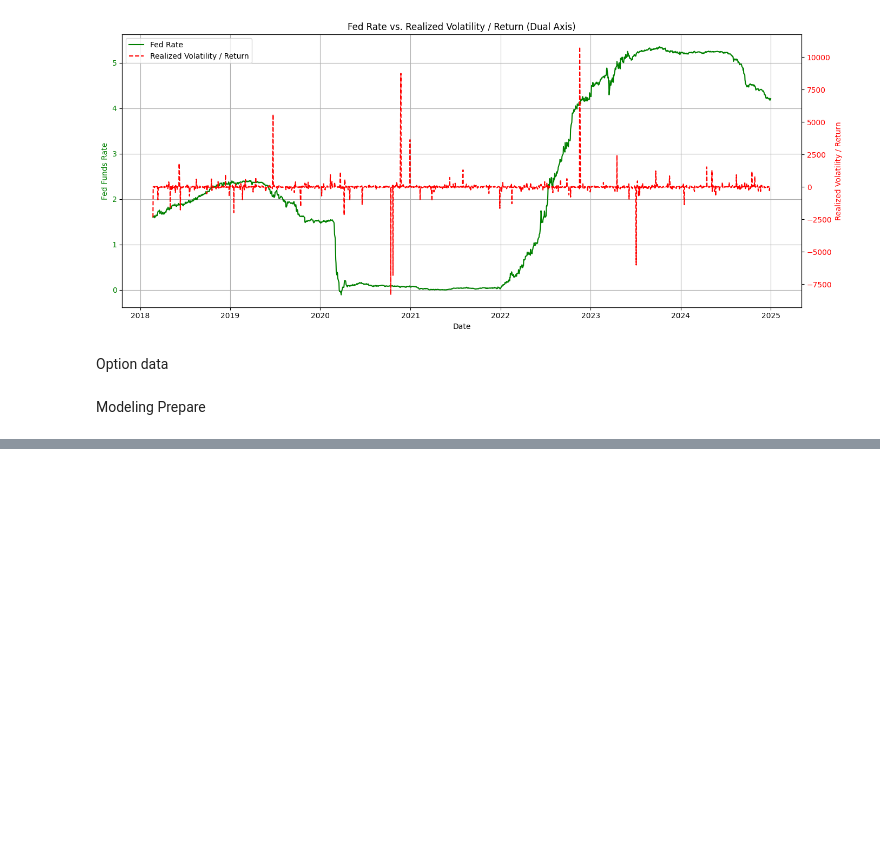
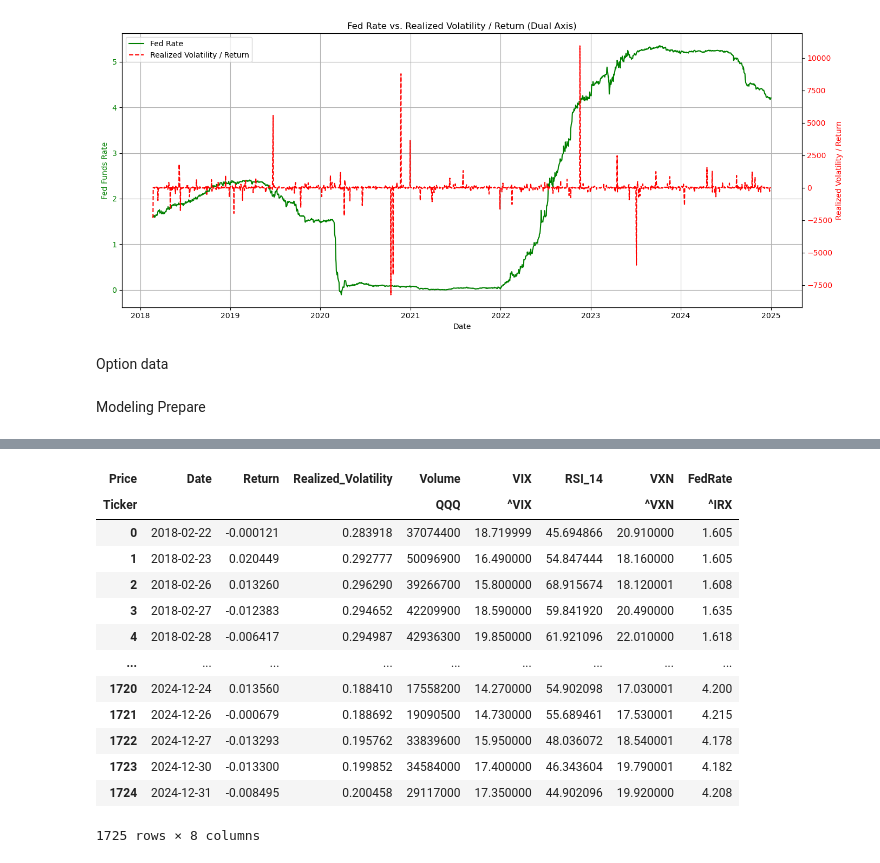
Before and after one commit to CynthiaShiyue/583_RiskManagement_Final_Project, a Jupyter notebook: Data/risk_data.ipynb, the cells around one changed output, grey strips where cells are left out. Saved outputs shown, nothing was run; the diff lists cells and outputs as text; code cells hidden in the pictures; blank space fills up the shorter version.

```diff
--- a/Data/risk_data.ipynb
+++ b/Data/risk_data.ipynb
@@ -225,17 +225,17 @@ put_df = put_df.add_prefix('put_')
 # %%
-dataset_option = pd.merge(
-    call_df,
-    put_df,
-    left_on='call_date',
-    right_on='put_date',
-    suffixes=('_call', '_put')
-)
+# dataset_option = pd.merge(
+#     call_df,
+#     put_df,
+#     left_on='call_date',
+#     right_on='put_date',
+#     suffixes=('_call', '_put')
+# )
 
-dataset_option['date'] = dataset_option['call_date']
-dataset_option.drop(columns=['put_date'], inplace=True)
+# dataset_option['date'] = dataset_option['call_date']
+# dataset_option.drop(columns=['put_date'], inplace=True)
 
-dataset_option.sort_values(by='date', inplace=True)
-dataset_option.reset_index(drop=True, inplace=True)
+# dataset_option.sort_values(by='date', inplace=True)
+# dataset_option.reset_index(drop=True, inplace=True)
 # %% [markdown]
 Modeling Prepare
 # %%
@@ -252,0 +257,17 @@ print(f"Test: {len(test_set)} rows")
+# %%
+dataset1
+# %% [output]
+| Price | Date | Return | Realized_Volatility | Volume | VIX | RSI_14 | VXN | FedRate |
+| Ticker |  |  |  | QQQ | ^VIX |  | ^VXN | ^IRX |
+| 0 | 2018-02-22 | -0.000121 | 0.283918 | 37074400 | 18.719999 | 45.694866 | 20.910000 | 1.605 |
+| 1 | 2018-02-23 | 0.020449 | 0.292777 | 50096900 | 16.490000 | 54.847444 | 18.160000 | 1.605 |
+| 2 | 2018-02-26 | 0.013260 | 0.296290 | 39266700 | 15.800000 | 68.915674 | 18.120001 | 1.608 |
+| 3 | 2018-02-27 | -0.012383 | 0.294652 | 42209900 | 18.590000 | 59.841920 | 20.490000 | 1.635 |
+| 4 | 2018-02-28 | -0.006417 | 0.294987 | 42936300 | 19.850000 | 61.921096 | 22.010000 | 1.618 |
+| ... | ... | ... | ... | ... | ... | ... | ... | ... |
+| 1720 | 2024-12-24 | 0.013560 | 0.188410 | 17558200 | 14.270000 | 54.902098 | 17.030001 | 4.200 |
+| 1721 | 2024-12-26 | -0.000679 | 0.188692 | 19090500 | 14.730000 | 55.689461 | 17.530001 | 4.215 |
+| 1722 | 2024-12-27 | -0.013293 | 0.195762 | 33839600 | 15.950000 | 48.036072 | 18.540001 | 4.178 |
+| 1723 | 2024-12-30 | -0.013300 | 0.199852 | 34584000 | 17.400000 | 46.343604 | 19.790001 | 4.182 |
+| 1724 | 2024-12-31 | -0.008495 | 0.200458 | 29117000 | 17.350000 | 44.902096 | 19.920000 | 4.208 |
+1725 rows × 8 columns
```
Also changed, not shown: parts of 6 cells of this notebook, 2 other files.
